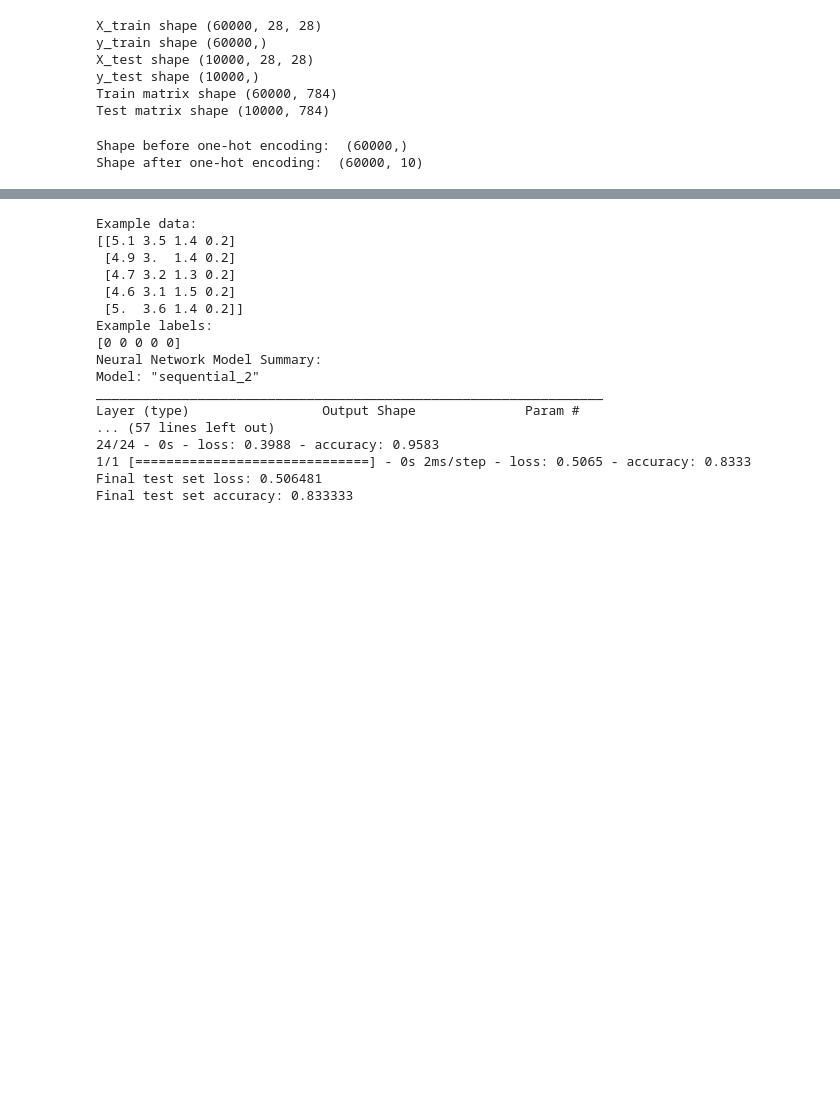
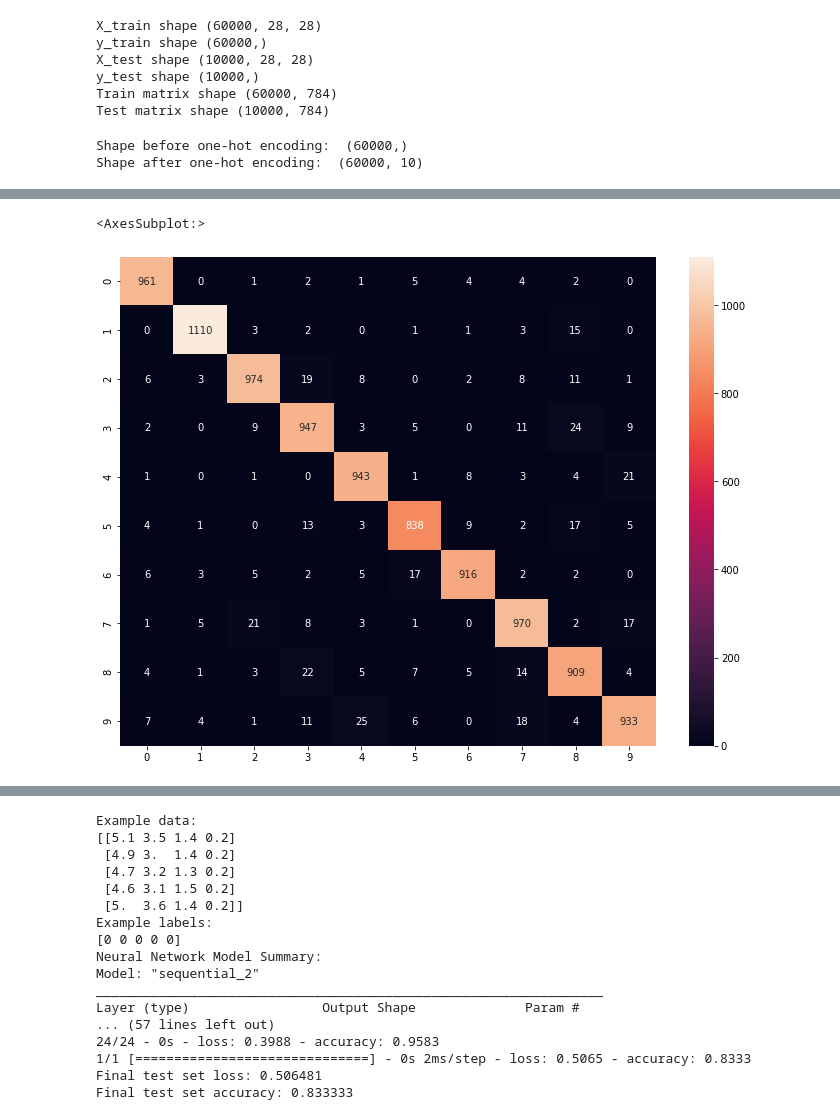
Before and after one commit to spiritofthegael/neural_networks, a Jupyter notebook: neural_network.ipynb, the cells around one changed output, grey strips where cells are left out. Drawn from its saved outputs; the diff is of its cells as text; code cells hidden in the pictures; blank space fills up the shorter version.

```diff
--- a/neural_network.ipynb
+++ b/neural_network.ipynb
@@ -128 +125,16 @@ Test Accuracy 0.9800000190734863
+# %%
+# load the model and create predictions on the test set
+mnist_model = tf.keras.models.load_model('results/keras_mnist.h5')
+predicted_classes = mnist_model.predict_classes(X_test)
+
+from sklearn.metrics import confusion_matrix
+
+cm = confusion_matrix(y_true = y_test, y_pred = predicted_classes)
+import seaborn as sns
+plt.figure(figsize=(12, 9))
+
+sns.heatmap(cm, annot=True, fmt='d')
+# %% [output]
+<AxesSubplot:>
+[figure, added]
 # %%
```
Also changed, not shown: parts of 6 cells of this notebook, 5 other files.
